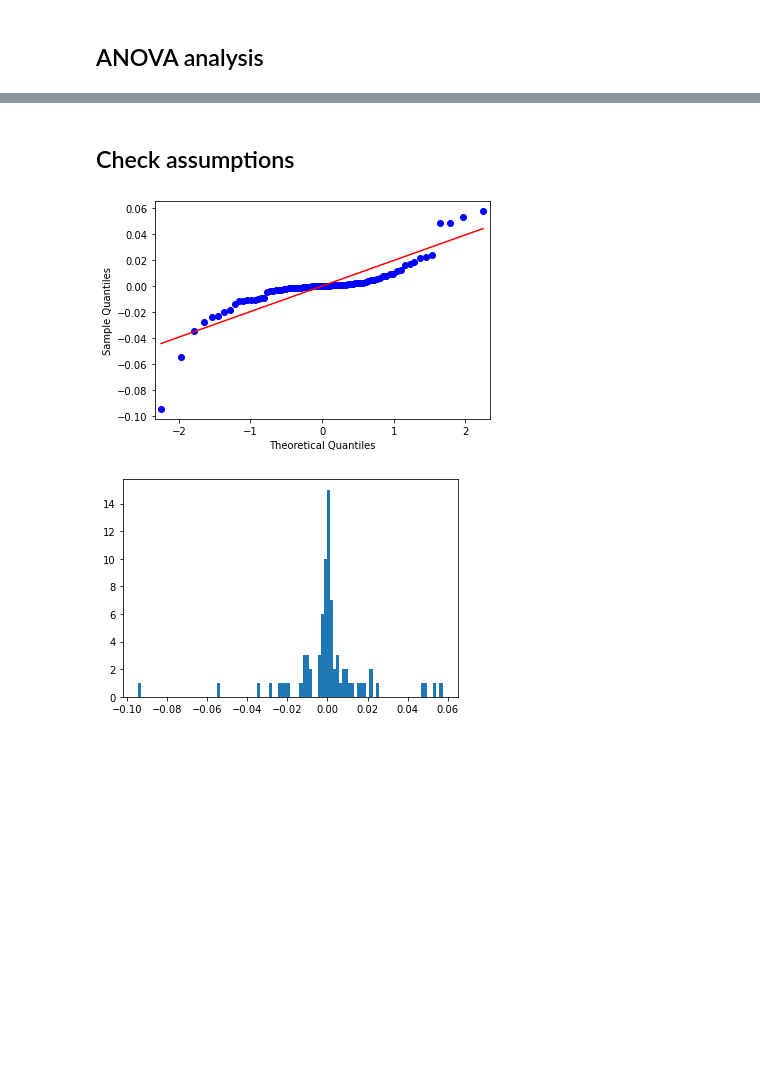
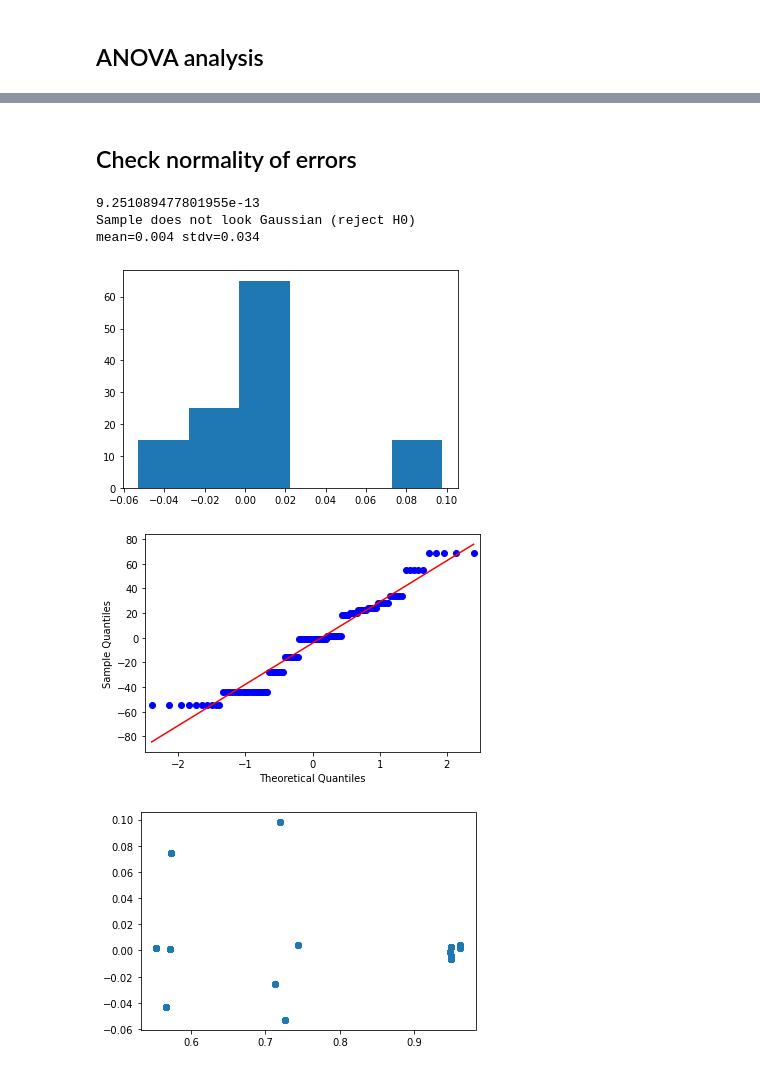
Before and after one commit to MKuijpers/qpe-bigdl-project, a Jupyter notebook: ANOVA.ipynb, the cells around one changed output, grey strips where cells are left out. Saved outputs shown, nothing was run; the diff lists cells and outputs as text; code cells hidden in the pictures; blank space fills up the shorter version.

Commit message:
Add assumption checks to ANOVA (2)

```diff
--- a/ANOVA.ipynb
+++ b/ANOVA.ipynb
@@ -76,24 +168,58 @@ print(f'Predicted epochs with time: {prediction_with_time}')
 # %% [markdown]
-## Check assumptions
+## Check normality of errors
-# %%
-from numpy.random import seed
-from numpy.random import randn
-from statsmodels.graphics.gofplots import qqplot
-from matplotlib import pyplot
-import matplotlib.pyplot as plt
-import numpy as np
-
-errors = []
-for i in range(16):
-    mean = acc_df['y'][i].mean()
-    for x in acc_df['y'][i]:
-        errors.append(x - mean)
-
-qqplot(np.array(errors), line='s')
-pyplot.show()
-# %% [output]
-[figure, removed]
-# %%
-res = plt.hist(np.array(errors), bins=100)
-# %% [output]
-[figure, removed]
+# %%
+from numpy.random import seed
+from numpy.random import randn
+from statsmodels.graphics.gofplots import qqplot
+from matplotlib import pyplot
+from numpy import *
+import matplotlib.pyplot as plt
+import numpy as np
+
+acc_df_extra = acc_df.copy()
+
+for i, row in acc_df.iterrows():
+    y_pred = acc_model.predict(exog={
+        'epochs': row['epochs'] ,
+        'model': row['model'],
+        'cores': row['cores'],
+        'memory': row['memory']
+    })[0]
+    error = y_pred - row['y']
+
+    acc_df_extra.at[i,'y_pred'] = y_pred
+    acc_df_extra.at[i,'error'] = error
+
+# SHAPIRO TEST
+# data = 200 * randn(100) + 50
+data = acc_df_extra['error']
+stat, p = stats.shapiro(data)
+
+alpha = 0.05
+print(p)
+if p > alpha:
+    print('Sample looks Gaussian (fail to reject H0)')
+else:
+    print('Sample does not look Gaussian (reject H0)')
+
+# HISTOGRAM
+data = acc_df_extra['error']
+print('mean=%.3f stdv=%.3f' % (mean(data), std(data)))
+pyplot.hist(data, bins=6)
+pyplot.show()
+
+# QQ
+data = time_df_extra['error']
+qqplot(data, line='s')
+pyplot.show()
+
+# Scatter
+pyplot.scatter(acc_df_extra['y_pred'], acc_df_extra['error'])
+pyplot.show()
+# %% [output]
+9.251089477801955e-13
+Sample does not look Gaussian (reject H0)
+mean=0.004 stdv=0.034
+[figure, added]
+[figure, added]
+[figure, added]
```
Also changed, not shown: parts of 7 cells of this notebook.
